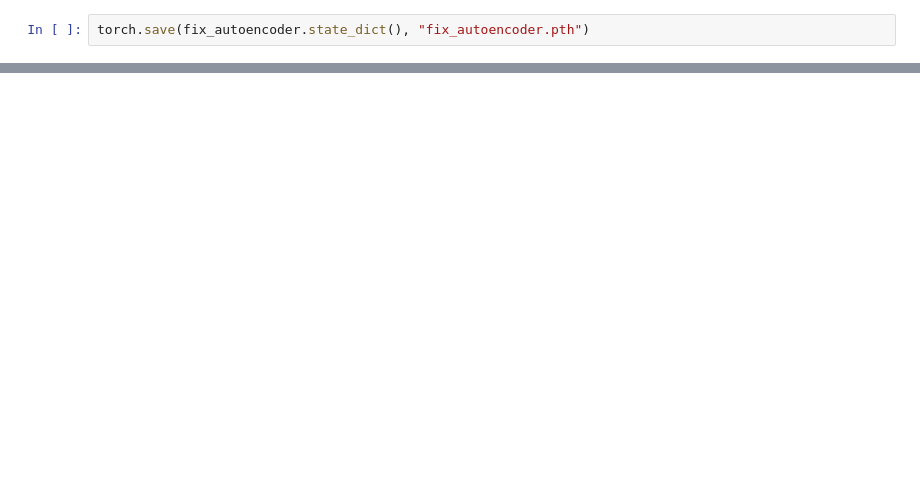
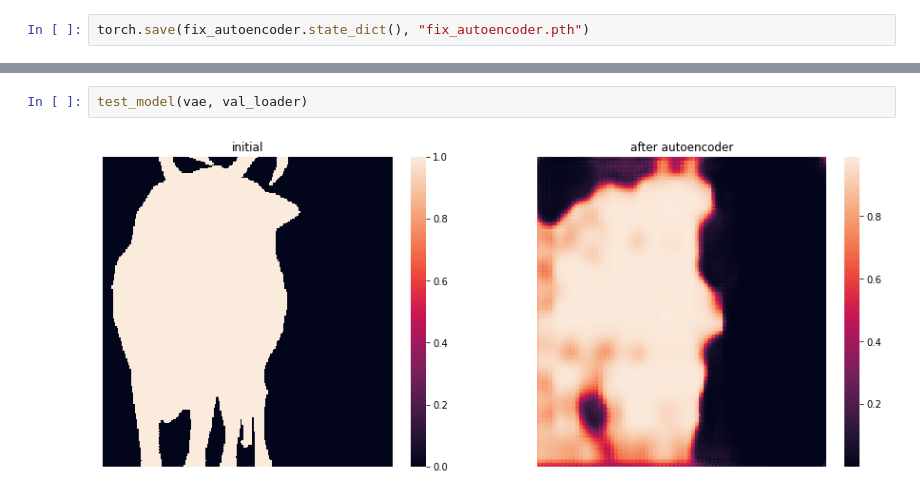
Before and after one commit to a-chubcheva/Instance_segmentation, a Jupyter notebook: Test.ipynb, the cells around one changed output, grey strips where cells are left out. Drawn from its saved outputs; the diff is of its cells as text; blank space fills up the shorter version.

```diff
--- a/Test.ipynb
+++ b/Test.ipynb
@@ -997,0 +713,4 @@ torch.Size([5, 3, 32, 32])
+# %%
+test_model(vae, val_loader)
+# %% [output]
+[figure, added]
```
Also changed, not shown: parts of 60 cells of this notebook, 4 other files.
